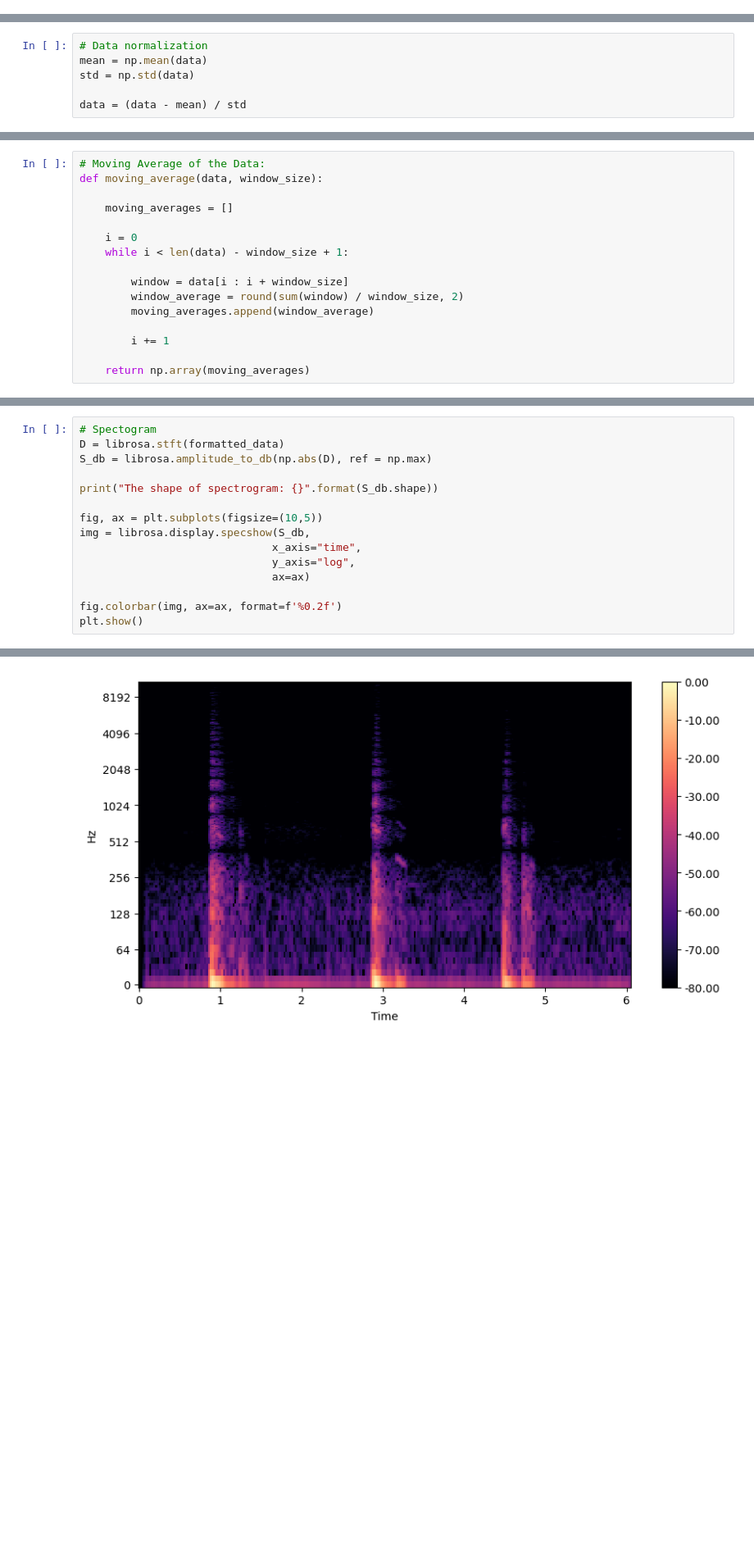
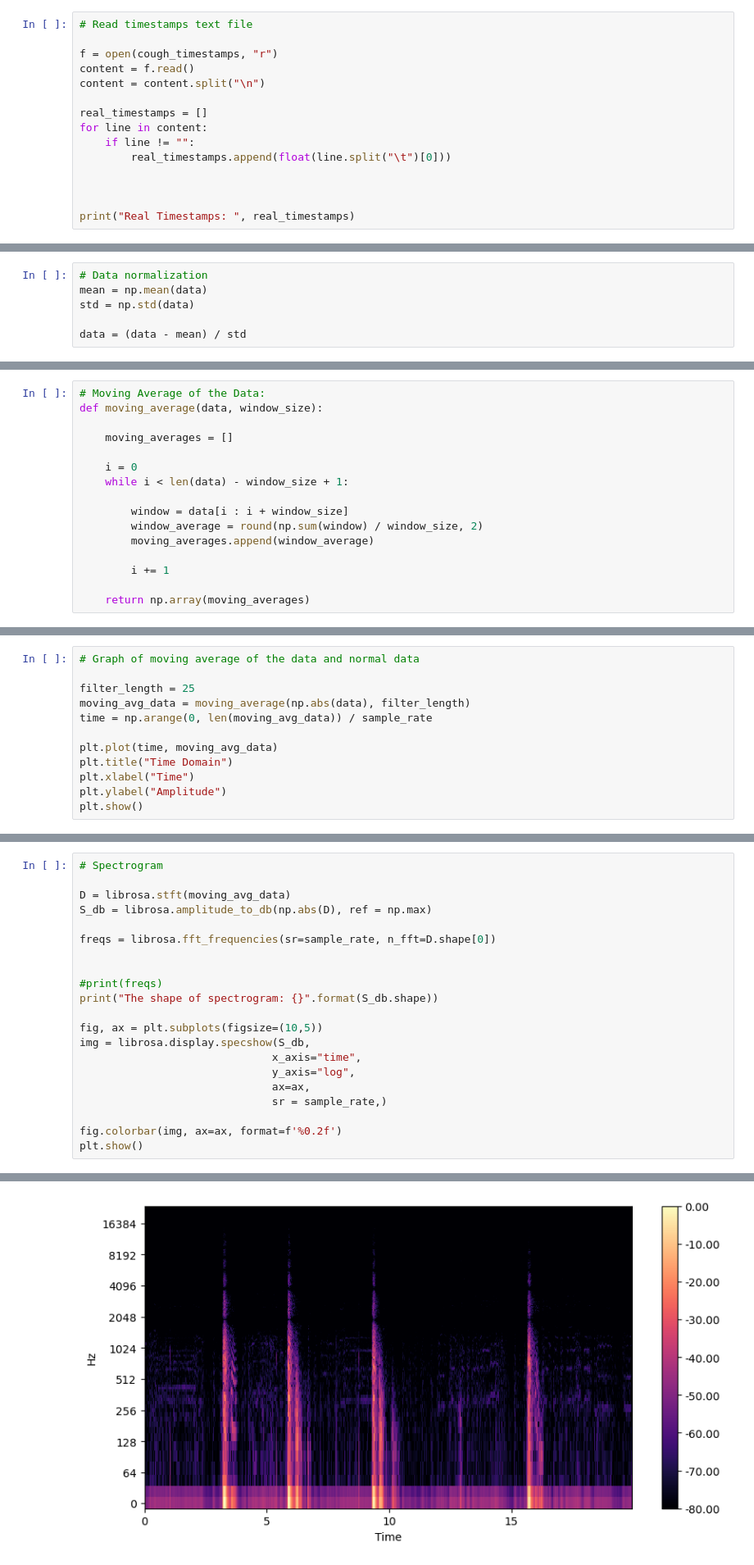
Before and after one commit to szulaldemirtas/electrosalus-research, a Jupyter notebook: cough-detector-frequency-domain.ipynb, the cells around one changed output, grey strips where cells are left out. Shown at 82% size. Drawn from its saved outputs; the diff is of its cells as text; blank space fills up the shorter version.

Commit message:
cough detection from frequency domain - finalized

```diff
--- a/cough-detector-frequency-domain.ipynb
+++ b/cough-detector-frequency-domain.ipynb
@@ -20,0 +29,15 @@ Sample Rate: 22050
+# %%
+# Read timestamps text file
+
+f = open(cough_timestamps, "r")
+content = f.read()
+content = content.split("\n")
+
+real_timestamps = []
+for line in content:
+    if line != "":
+        real_timestamps.append(float(line.split("\t")[0]))
+
+
+
+print("Real Timestamps: ", real_timestamps)
@@ -43,7 +64,7 @@ def moving_average(data, window_size):
     while i < len(data) - window_size + 1:
 
         window = data[i : i + window_size]
-        window_average = round(sum(window) / window_size, 2)
+        window_average = round(np.sum(window) / window_size, 2)
         moving_averages.append(window_average)
 
         i += 1
@@ -53,0 +73,12 @@ formatted_data = moving_average(np.abs(data),51)
+# %%
+# Graph of moving average of the data and normal data
+
+filter_length = 25
+moving_avg_data = moving_average(np.abs(data), filter_length)
+time = np.arange(0, len(moving_avg_data)) / sample_rate
+
+plt.plot(time, moving_avg_data)
+plt.title("Time Domain")
+plt.xlabel("Time")
+plt.ylabel("Amplitude")
+plt.show()
@@ -54,15 +87,21 @@ formatted_data = moving_average(np.abs(data),51)
 # %%
-# Spectogram
-D = librosa.stft(formatted_data)
+# Spectrogram
+
+D = librosa.stft(moving_avg_data)
 S_db = librosa.amplitude_to_db(np.abs(D), ref = np.max)
 
+freqs = librosa.fft_frequencies(sr=sample_rate, n_fft=D.shape[0])
+
+
+#print(freqs)
 print("The shape of spectrogram: {}".format(S_db.shape))
 
 fig, ax = plt.subplots(figsize=(10,5))
 img = librosa.display.specshow(S_db,
                               x_axis="time",
                               y_axis="log",
-                              ax=ax)
+                              ax=ax,
+                              sr = sample_rate,)
 
 fig.colorbar(img, ax=ax, format=f'%0.2f')
 plt.show()
@@ -71 +110 @@ The shape of spectrogram: (1025, 261)
-[figure, old version]
+[figure, new version]
```
Also changed, not shown: parts of 12 cells of this notebook.
